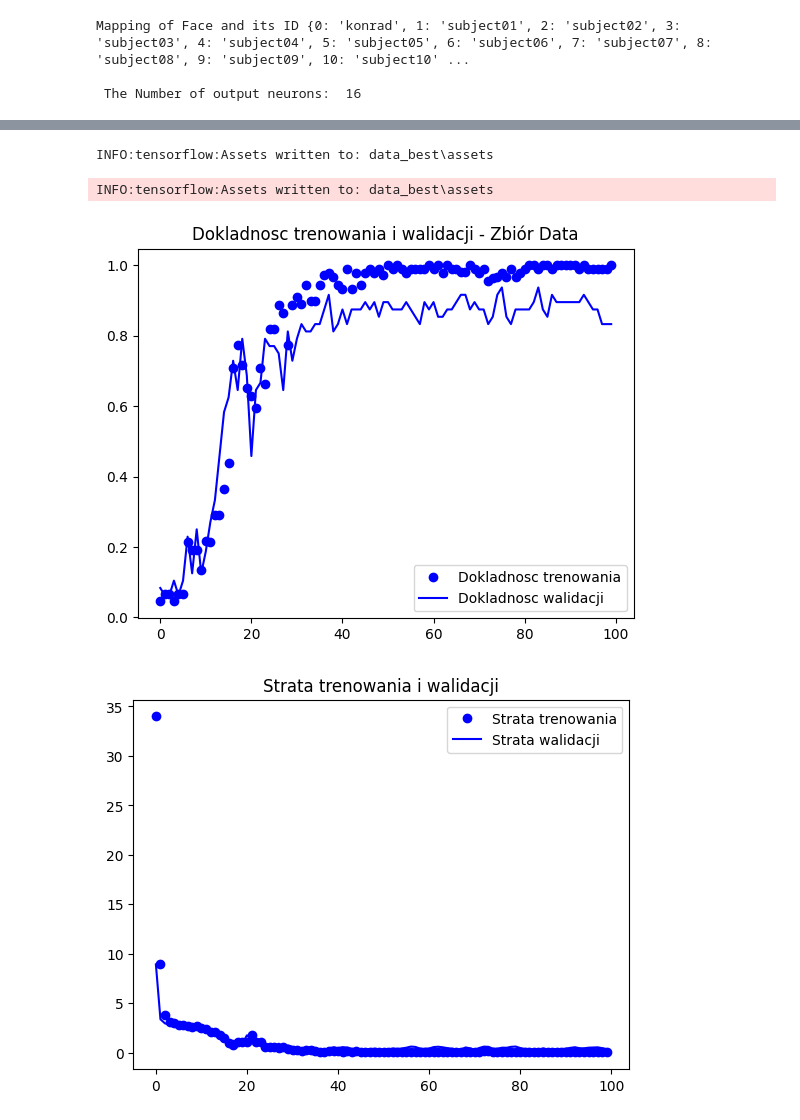
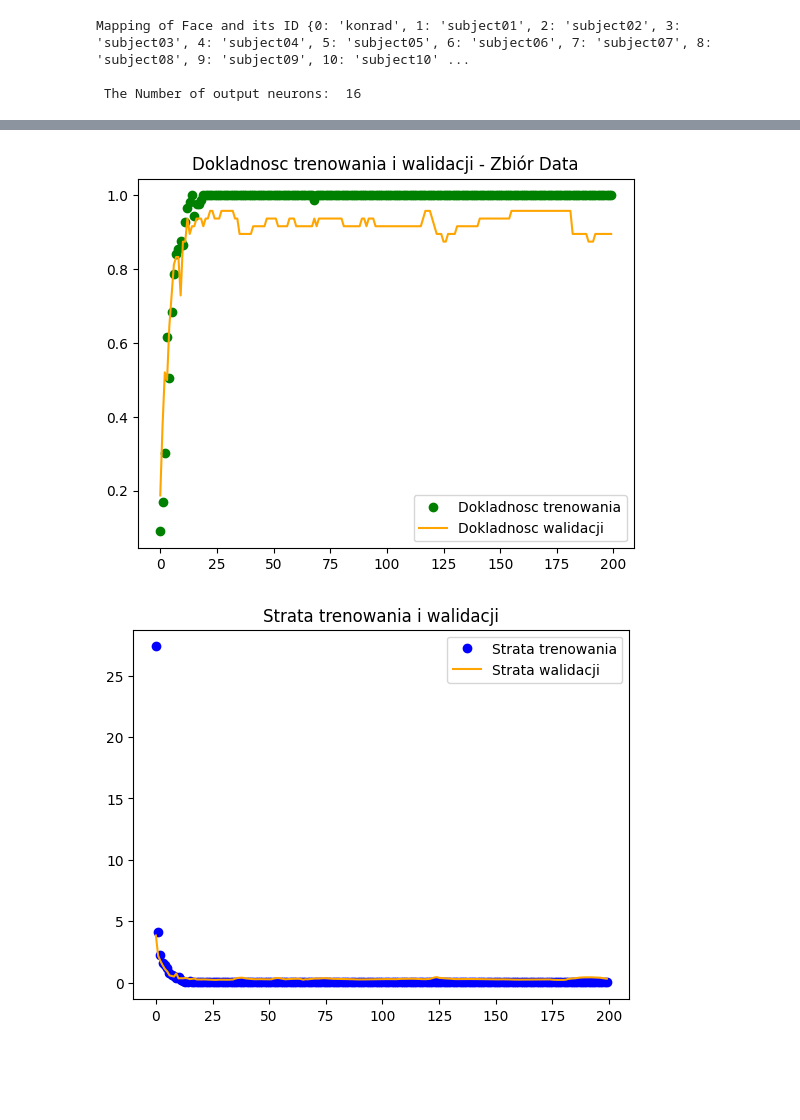
Before and after one commit to konrad121970/deep-learning-face-recognition, a Jupyter notebook: face_recognition_cnn.ipynb, the cells around one changed output, grey strips where cells are left out. Drawn from its saved outputs; the diff is of its cells as text; code cells hidden in the pictures; blank space fills up the shorter version.

Commit message:
Improve face recognition model (~92% accuracy) and add GUI app

```diff
--- a/face_recognition_cnn.ipynb
+++ b/face_recognition_cnn.ipynb
@@ -73,11 +88,9 @@ model.add(Convolution2D(64, (4, 4), activation='relu'))
 model.add(MaxPool2D((2, 2)))
 model.add(Convolution2D(128, (4, 4), activation='relu'))
 model.add(MaxPool2D((2, 2)))
-model.add(Convolution2D(128, (4, 4), activation='relu'))
-model.add(Dropout(0.5))
-model.add(MaxPool2D((2, 2)))
 model.add(Flatten())
 model.add(Dense(512, activation='relu'))
+model.add(Dropout(0.5))
 model.add(Dense(16, activation='softmax'))
 
 from tensorflow.keras import optimizers
@@ -89,7 +102,7 @@ model.compile(loss='categorical_crossentropy', optimizer = 'adam', metrics=["acc
 # Starting the model training
 history = model.fit_generator(train_generator,
                     steps_per_epoch=5,
-                    epochs=100,
+                    epochs=200,
                     validation_data=validate_generator,
                     validation_steps=4)
 # %% [output]
@@ -114,28 +127,27 @@ Epoch 100/100
 # %%
 #model.save('data_best')
 #new_model = tf.keras.models.load_model('saved_model/my_model')
 
 import matplotlib.pyplot as plt
 # Accessing the metrics after training
 acc = history.history['accuracy']
 val_acc = history.history['val_accuracy']
 loss = history.history['loss']
 val_loss = history.history['val_loss']
 
+
 # Plotting the results
 epochs = range(len(acc))
-plt.plot(epochs, acc, 'bo', label='Dokladnosc trenowania')
-plt.plot(epochs, val_acc, 'b', label='Dokladnosc walidacji')
+plt.plot(epochs, acc, 'bo', label='Dokladnosc trenowania', color = 'green')
+plt.plot(epochs, val_acc, 'b', label='Dokladnosc walidacji', color = 'orange')
 plt.title('Dokladnosc trenowania i walidacji - Zbiór Data')
 plt.legend()
 plt.figure()
 plt.plot(epochs, loss, 'bo', label='Strata trenowania')
-plt.plot(epochs, val_loss, 'b', label='Strata walidacji')
+plt.plot(epochs, val_loss, 'b', label='Strata walidacji', color = 'orange')
 plt.title('Strata trenowania i walidacji')
 plt.legend()
 plt.show()
 # %% [output]
-INFO:tensorflow:Assets written to: data_best\assets
-INFO:tensorflow:Assets written to: data_best\assets
-[figure, old version]
+[figure, new version]
-[figure, old version]
+[figure, new version]
```
Also changed, not shown: parts of 4 cells of this notebook, 10 other files.
